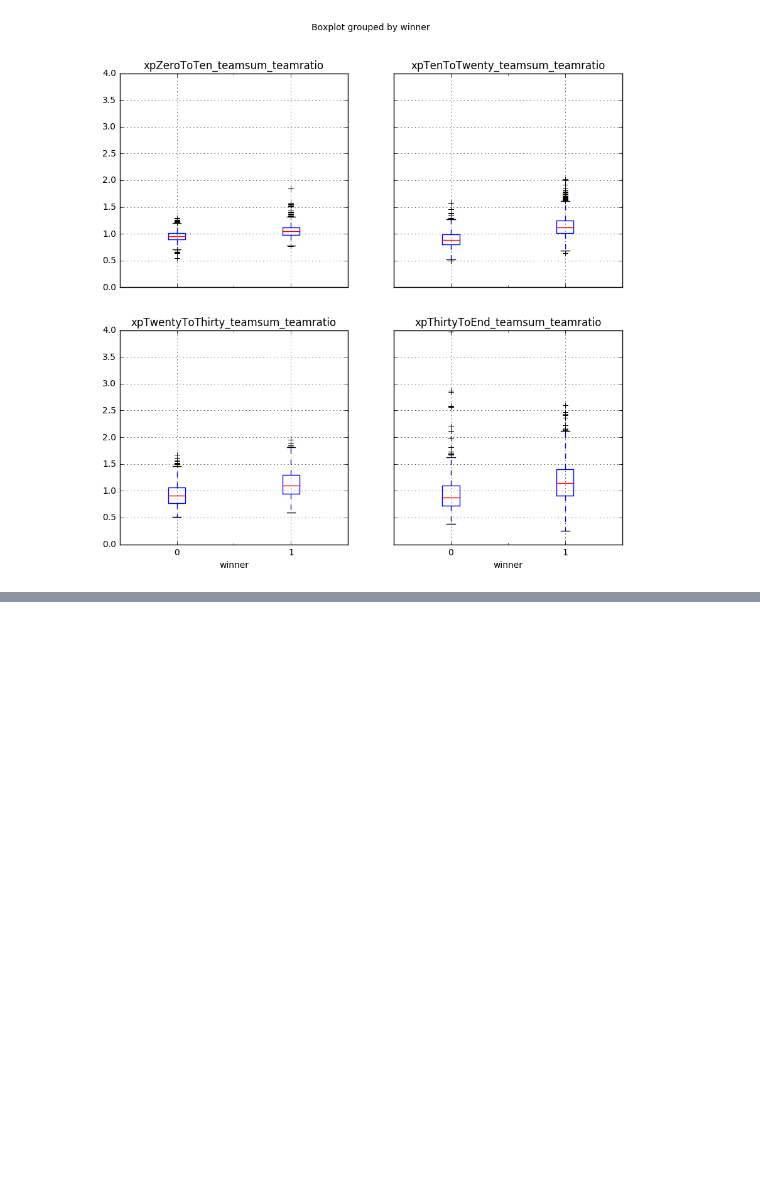
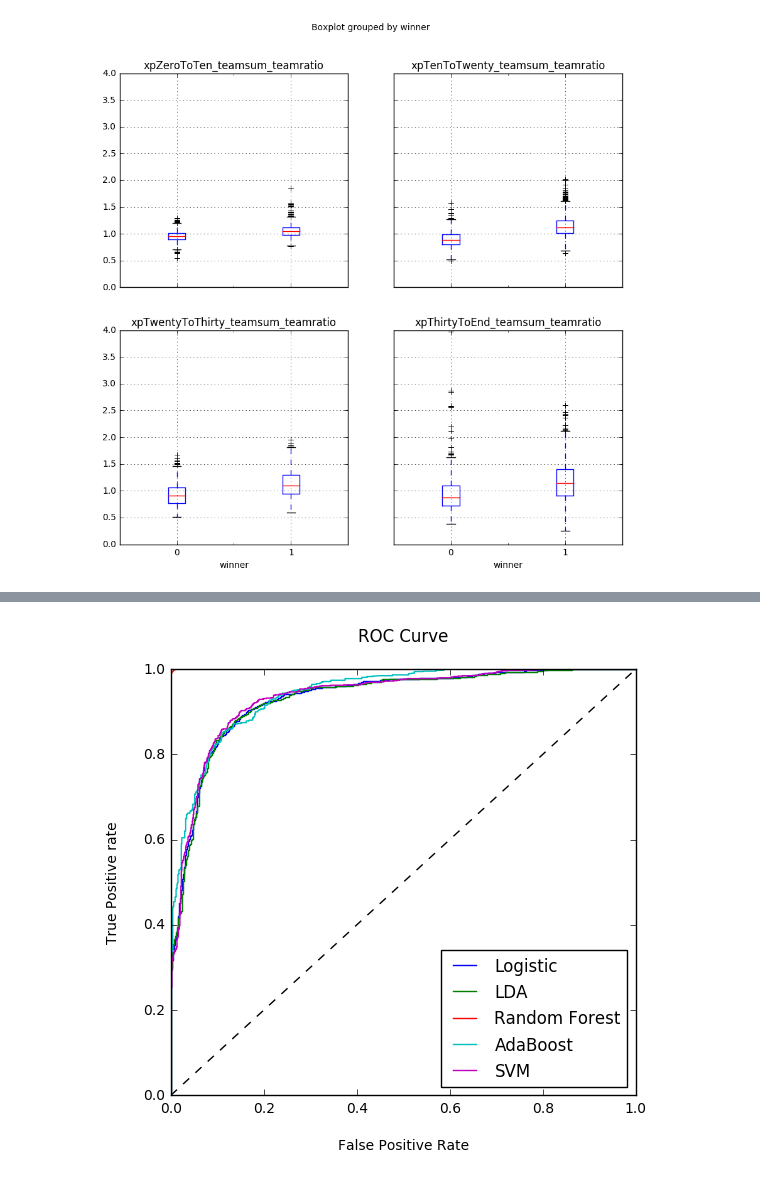
Before and after one commit to albertsoima/league_analysis, a Jupyter notebook: matches_analysis.ipynb, the cells around one changed output, grey strips where cells are left out. Drawn from its saved outputs; the diff is of its cells as text; code cells hidden in the pictures; blank space fills up the shorter version.

Commit message:
Generated features and preliminary models

```diff
--- a/matches_analysis.ipynb
+++ b/matches_analysis.ipynb
@@ -173,0 +206,3 @@ plt.show()
+# %%
+matchdf["id"] = matchdf["matchId"].apply(str) + matchdf["teamId"].apply(str)
+matchdf["championId"] = matchdf["championId"].apply(str)
@@ -173,0 +265,42 @@ plt.show()
+# %%
+########
+###Preliminary plots of other models, all of them have not been tuned for parameters yet
+########
+trainX = X_train.iloc[:,1:]
+trainY = y_train
+testX = X_test.iloc[:,1:]
+testY = y_test
+rf_plot = RandomForestClassifier()
+rf_plot.fit(trainX, trainY)
+log_plot = LogisticRegression()
+log_plot.fit(trainX, trainY)
+svm_plot = SVC(probability=True)
+svm_plot.fit(trainX, trainY)
+LDA_plot = LinearDiscriminantAnalysis(priors=[0.5,0.5])
+LDA_plot.fit(trainX, trainY)
+ada_plot = AdaBoostClassifier()
+ada_plot.fit(trainX, trainY)
+y_pred_rf = rf_plot.predict_proba(testX)[:, 1]
+y_pred_log = log_plot.predict_proba(testX)[:, 1]
+y_pred_svm = svm_plot.predict_proba(testX)[:, 1]
+y_pred_LDA = LDA_plot.predict_proba(testX)[:, 1]
+y_pred_ada = ada_plot.predict_proba(testX)[:, 1]
+fpr_rf, tpr_rf, _ = metrics.roc_curve(testY, y_pred_rf)
+fpr_log, tpr_log, _ = metrics.roc_curve(testY, y_pred_log)
+fpr_svm, tpr_svm, _ = metrics.roc_curve(testY, y_pred_svm)
+fpr_LDA, tpr_LDA, _ = metrics.roc_curve(testY, y_pred_LDA)
+fpr_ada, tpr_ada, _ = metrics.roc_curve(testY, y_pred_ada)
+plt.figure(figsize=(6, 5.5))
+plt.plot([0, 1], [0, 1], 'k--')
+plt.plot(fpr_log, tpr_log, label='Logistic')
+plt.plot(fpr_LDA, tpr_LDA, label='LDA')
+plt.plot(fpr_rf, tpr_rf, label='Random Forest')
+plt.plot(fpr_ada, tpr_ada, label='AdaBoost')
+plt.plot(fpr_svm, tpr_svm, label='SVM')
+plt.xlabel('\nFalse Positive Rate')
+plt.ylabel('True Positive rate\n')
+plt.title('ROC Curve\n')
+plt.legend(loc='best')
+plt.show()
+# %% [output]
+[figure, added]
```
Also changed, not shown: parts of 12 cells of this notebook.
